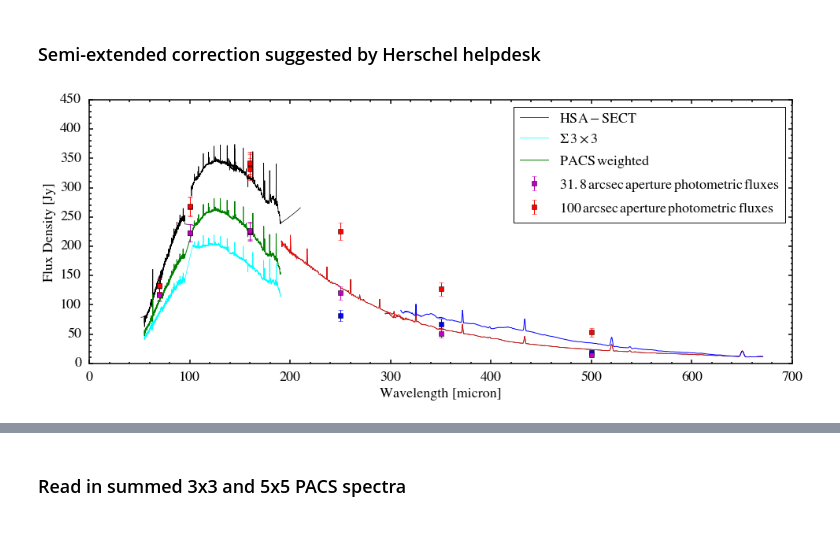
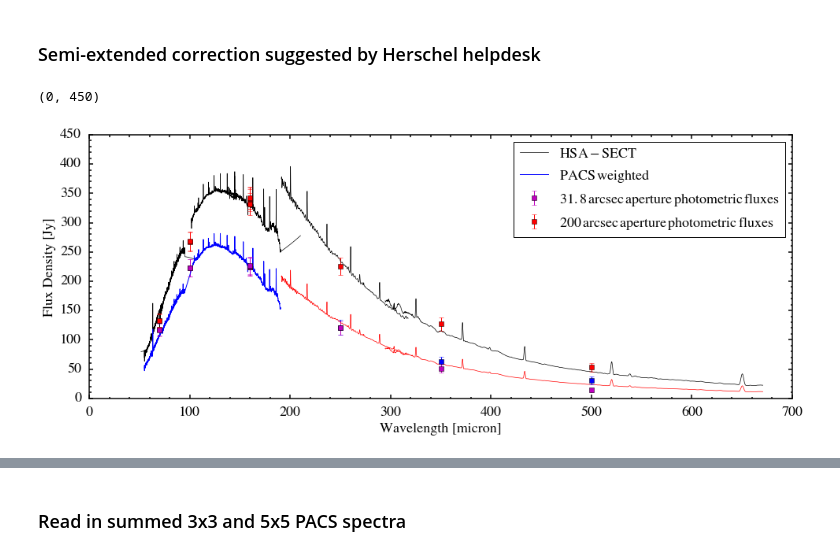
Before and after one commit to yaolun/sa, a Jupyter notebook: HIPE_calibration_testing.ipynb, the cells around one changed output, grey strips where cells are left out. Saved outputs shown, nothing was run; the diff lists cells and outputs as text; code cells hidden in the pictures.

```diff
--- a/HIPE_calibration_testing.ipynb
+++ b/HIPE_calibration_testing.ipynb
@@ -69,7 +69,7 @@ fig.savefig('/Users/yaolun/bhr71/calibration_testing/cdf_hsa.pdf',
 # %% [markdown]
 ### Semi-extended correction suggested by Herschel helpdesk
 # %%
-name = 'fitted_size'
+name = 'tophat21'
 # %%
 # for bhr71 calibration
 import numpy as np
@@ -93,7 +93,10 @@ spire = ascii.read('/Users/yaolun/bhr71/calibration_testing/spire_sect_100_'+nam
 # spire_cdf = ascii.read('/Users/yaolun/bhr71/calibration_testing/spire_sect_100_cdf_'+name+'.txt', data_start=4)
 
 spire_yly = ascii.read('/Users/yaolun/bhr71/bhr71_SECT/bhr71_spire_corrected_yly.txt')
-spire_makiwa = ascii.read('/Users/yaolun/bhr71/calibration_testing/spire_sect_100_fitted_size.txt', data_start=4)
+spire_makiwa = ascii.read('/Users/yaolun/bhr71/calibration_testing/spire_sect_makiwa.txt', data_start=4)
+spire_makiwa_radius = ascii.read('/Users/yaolun/bhr71/calibration_testing/spire_sect_makiwa_31.txt', data_start=4)
+
+spire_ext = fits.open('/Users/yaolun/bhr71/calibration_testing/HSA/bhr71_spire_extended_apod.fits')
 
 spire_slw = ascii.read('/Users/yaolun/bhr71/calibration_testing/bhr71_slw_tophat_weighted_sum.txt',
                        names=['wave','flux'])
@@ -105,10 +108,9 @@ pacs_5x5 = ascii.read('/Users/yaolun/test/BHR71_pacs_summed_5x5_os8_sf7.txt', na
 # %%
 fig = plt.figure(figsize=(16,6))
 ax = fig.add_subplot(111)
-# sns.set_style("whitegrid")
-# sns.choose_cubehelix_palette()
+
 # PACS CDF
-# ax.plot(pacs_cdf['Wavelength(um)'], pacs_cdf['Flux_Density(Jy)'], color='b', linewidth=0.7)
+# ax.plot(pacs_cdf['Wavelength(um)'], pacs_cdf['Flux_Density(Jy)'], color='Grey', linewidth=0.7)
 
 # ax.plot(irs['Wavelength'], irs['Flux'], linewidth=0.7)
 hsa_sect, = ax.plot(pacs_b1['wave_0'], pacs_b1['flux_0'], linewidth=0.7, color='k')
@@ -120,10 +122,22 @@ ax.plot(spire['wave_segm2_0'], spire['flux_segm2_0'], linewidth=0.7, color='k')
 
 ax.plot(spire_makiwa['wave_segm1_0'], spire_makiwa['flux_segm1_0'], linewidth=0.7, color='r')
 ax.plot(spire_makiwa['wave_segm2_0'], spire_makiwa['flux_segm2_0'], linewidth=0.7, color='r')
-ax.errorbar([250,350,500],[81.49,67.53,18.67], yerr=[9.03,8.22,4.32],
+ax.errorbar([250,350,500],[121.019,62.392,30.9], yerr=[12.92,9.086,6.616],
             marker='s', color='b', linestyle='None')
+# ax.plot([250,350,500], [136.77, 81.9, 25.8], marker='s', color='g', linestyle='None')
 
-ax.plot(spire_slw['wave'], spire_slw['flux'])
+# ax.plot(spire_makiwa_radius['wave_segm1_0'], spire_makiwa_radius['flux_segm1_0'], linewidth=0.7, color='r')
+# ax.plot(spire_makiwa_radius['wave_segm2_0'], spire_makiwa_radius['flux_segm2_0'], linewidth=0.7, color='r')
+
+# spire_hsa, = ax.plot(slw[0], slw[1], color='b', linestyle='-', linewidth=0.7)
+# ax.plot(ssw[0], ssw[1], color='b', linestyle='-', linewidth=0.7)
+
+# area = 15.9**2*np.pi
+# ax.plot(c/1e5/spire_ext[11].data.field(0), spire_ext[11].data.field(1)*1e7/1e4*1e23/4.25e10*area, color='g')
+# ax.plot(c/1e5/spire_ext[39].data.field(0), spire_ext[39].data.field(1)*1e7/1e4*1e23/4.25e10*(8.24**2*np.pi)*2.38, color='g')
+# #
+
+# ax.plot(spire_slw['wave'], spire_slw['flux'])
 
 # CDF
 # cdf_sect, = ax.plot(pacs_b1_cdf['wave_0'], pacs_b1_cdf['flux_0'], linewidth=0.7, color='b')
@@ -132,11 +146,12 @@ ax.plot(spire_slw['wave'], spire_slw['flux'])
 # ax.plot(pacs_r2_cdf['wave_0'], pacs_r2_cdf['flux_0'], linewidth=0.7, color='b')
 
 # summed spectra from rebinned cube
-spec_sum3, = ax.plot(sum3['wave'], sum3['flux'], color='Cyan', linewidth=0.7)
+# spec_sum3, = ax.plot(sum3['wave'], sum3['flux'], color='Cyan', linewidth=0.7)
 # ax.plot(sum5['wave'], sum5['flux'], color='Cyan', linewidth=0.7)
 # ax.plot(cen['wave'], cen['flux'])
 
 spec_pacs_weight, = ax.plot(pacs_weight['Wavelength(um)'], pacs_weight['Flux(Jy)'])
+# spec_spire_slw_weight, = ax.plot(spire_slw_weight['Wavelength(um)'], spire_slw_weight['Flux(Jy)'])
 
 # spire_cor, = ax.plot(spire_yly['Wavelength(um)'], spire_yly['Flux(Jy)'], color='r')
 
@@ -158,36 +173,37 @@ phot100 = ax.errorbar([70,70,100,100,160,160,160,160,250,350,500],
 
 # photometry measured within a 100" radius aperture
 # [132.62,132.91,267.24,268.87,338.41,331.69,341.70,342.69,225.14,127.13,52.92]
 # yerr = [11.52,11.53,16.35,16.40,18.40,18.21,18.49,18.51,15.01,11.28,7.28]
 
 # photometry measured within 31.8" diameter aperture
 # [117.45,117.01,222.83,222.77,224.77,224.75,225.26,226.98,224.84,65.31,13.47]
 # yerr = [10.84,10.82,14.93,14.93,14.99,14.99,15.01,15.07,10.96,7.12,3.75]
 
 # photometry measured within 21.9" diameter aperture
 # [104,28, 103.56, 187.37, 187.52, 170.80, 170.97, 171.61, 174.35]
 # yerr = [10.21, 10.18, 13.69, 13.69, 13.07, 13.08, 13.1, 13.2]
 
 ax.legend([hsa_sect,
-           spec_sum3, spec_pacs_weight,
+           spec_pacs_weight,
            phot, phot100],
           [r'$\rm{HSA-SECT}$',
-           r'$\rm{\Sigma\,3\times3}$',
+#            r'$\rm{\Sigma\,3\times3}$',
            r'$\rm{PACS\,weighted}$',
            r'$\rm{31.8\,arcsec\,aperture\,photometric\,fluxes}$',
-           r'$\rm{100\,arcsec\,aperture\,photometric\,fluxes}$',
+           r'$\rm{200\,arcsec\,aperture\,photometric\,fluxes}$',
 #            r'$\rm{SPIRE\,corrected\,manually}$'
           ]
           , fontsize=18, numpoints=1)
 [ax.spines[axis].set_linewidth(1.5) for axis in ['top','bottom','left','right']]
 ax.minorticks_on()
 ax.tick_params('both',labelsize=18,width=1.5,which='major',pad=10,length=5)
 ax.tick_params('both',labelsize=18,width=1.5,which='minor',pad=10,length=2.5)
 ax.set_xlabel('Wavelength [micron]', fontsize=18)
 ax.set_ylabel('Flux Density [Jy]', fontsize=18)
 ax.set_ylim([0, 450])
 
-fig.savefig('/Users/yaolun/bhr71/calibration_testing/semi-extended_correction_'+name+'.pdf',
-            format='pdf', dpi=300, bbox_inches='tight')
+# fig.savefig('/Users/yaolun/bhr71/calibration_testing/semi-extended_correction_'+name+'.pdf',
+#             format='pdf', dpi=300, bbox_inches='tight')
 # %% [output]
+(0, 450)
-[figure, old version]
+[figure, new version]
```
Also changed, not shown: parts of 22 cells of this notebook.
